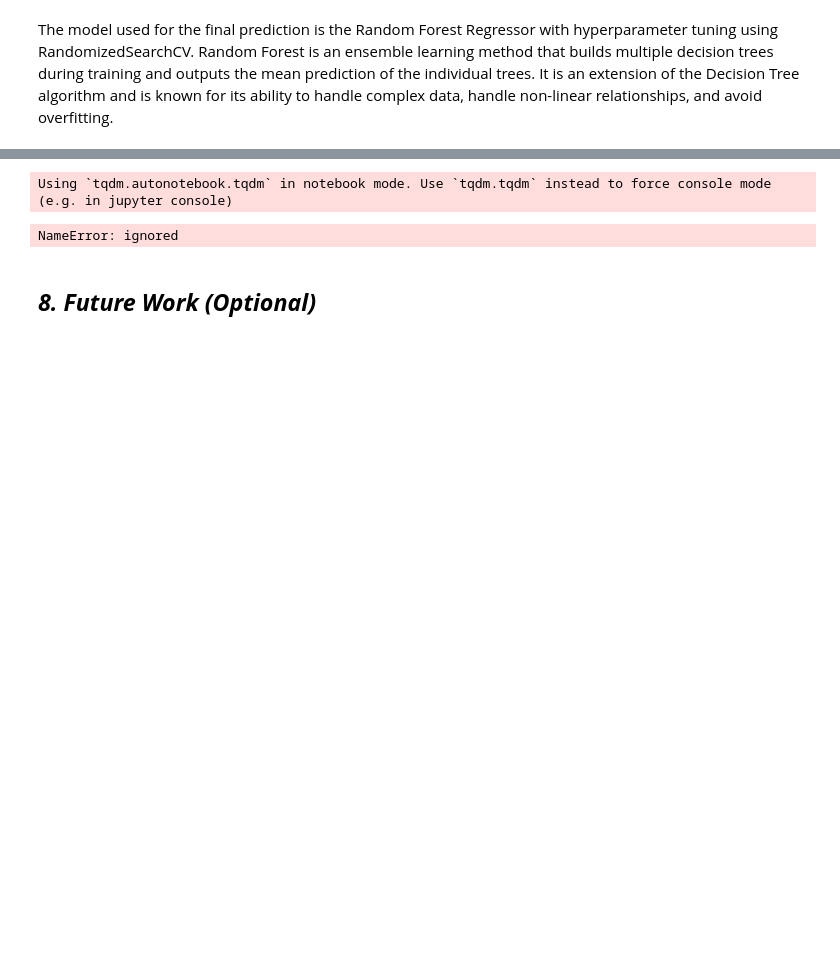
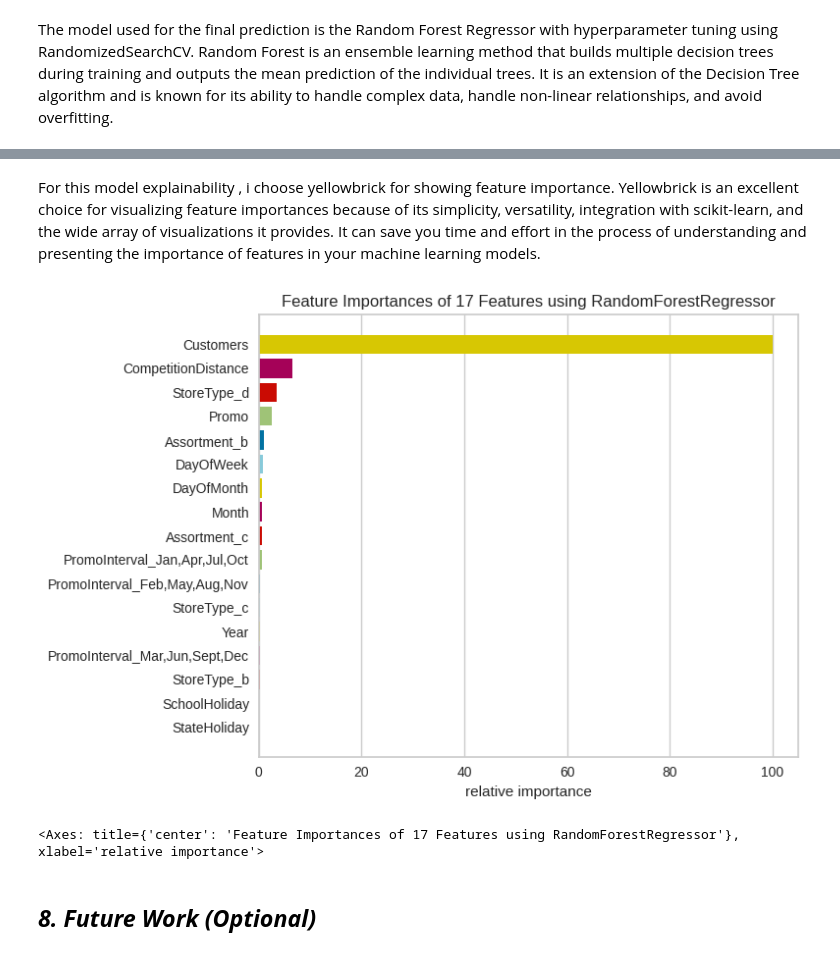
Before and after one commit to saurabhsingh3786/Capstone-2-Retail-Sales-Prediction-, a Jupyter notebook: Team_Notebook_Regression.ipynb, the cells around one changed output, grey strips where cells are left out. Saved outputs shown, nothing was run; the diff lists cells and outputs as text; code cells hidden in the pictures; blank space fills up the shorter version.

```diff
--- a/Team_Notebook_Regression.ipynb
+++ b/Team_Notebook_Regression.ipynb
@@ -2814,16 +2788,21 @@ Requirement already satisfied: six>=1.5 in /usr/local/lib/python3.10/dist-packag
-# %%
-import shap
-# Create a Tree Explainer object for the trained Random Forest model
-explainer = shap.TreeExplainer(random_forest)
-
-# Calculate SHAP values for the test data
-shap_values = explainer.shap_values(X_test)
-
-# Plot the SHAP summary plot to visualize feature importance
-shap.summary_plot(shap_values, X_test)
-# %% [output]
-Using `tqdm.autonotebook.tqdm` in notebook mode. Use `tqdm.tqdm` instead to force console mode (e.g. in jupyter console)
-NameError: ignored
+# %% [markdown]
+For this model explainability , i choose yellowbrick for showing feature importance. Yellowbrick is an excellent choice for visualizing feature importances because of its simplicity, versatility, integration with scikit-learn, and the wide array of visualizations it provides. It can save you time and effort in the process of understanding and presenting the importance of features in your machine learning models.
+# %%
+from yellowbrick.model_selection import FeatureImportances
+
+# Train your Random Forest model (already trained in your case)
+# Replace 'X_train' and 'y_train' with your feature matrix and target vector
+#rf_model.fit(X_train, y_train)
+
+# Create a FeatureImportances visualizer
+viz = FeatureImportances(best_rf_model, labels=list(X_train.columns))
+
+# Fit the visualizer to your data and display the plot
+viz.fit(X_train, y_train)
+viz.show()
+# %% [output]
+[figure, added]
+<Axes: title={'center': 'Feature Importances of 17 Features using RandomForestRegressor'}, xlabel='relative importance'>
 # %% [markdown]
 ## ***8.*** ***Future Work (Optional)***
 # %% [markdown]
```
Also changed, not shown: parts of 13 cells of this notebook.
